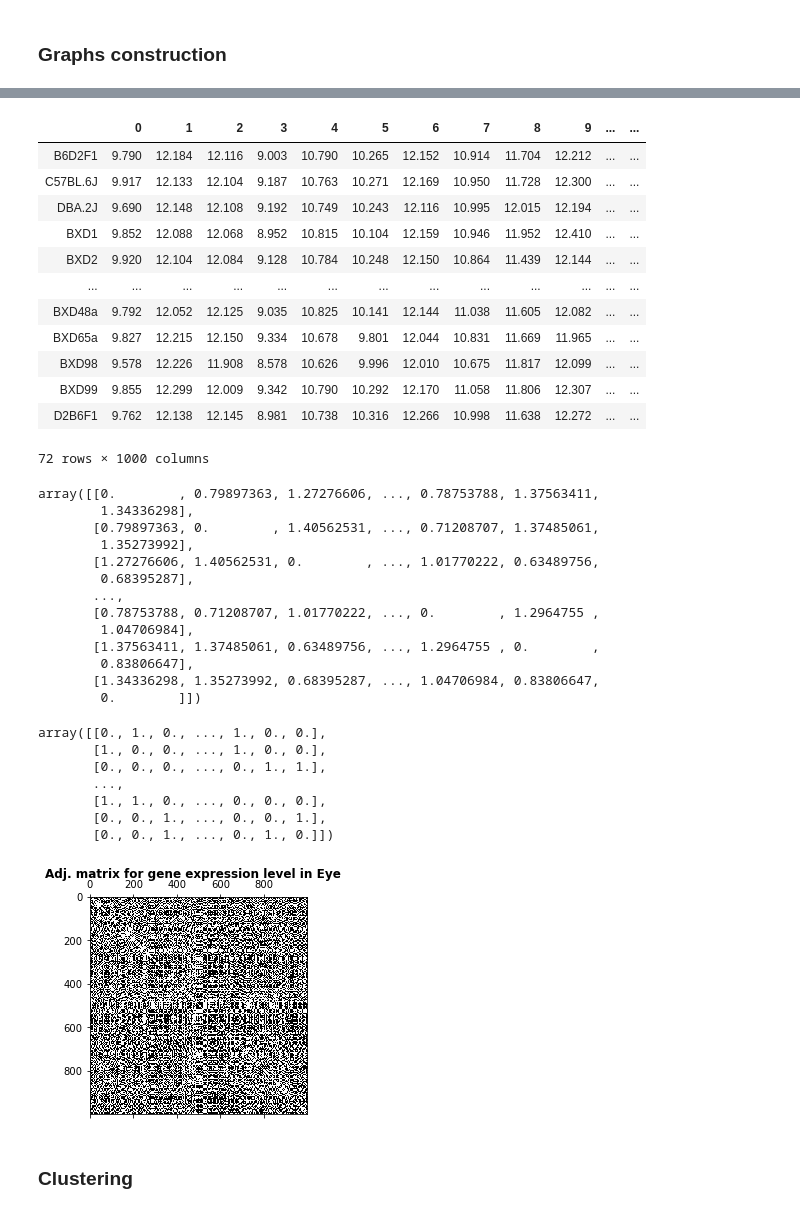
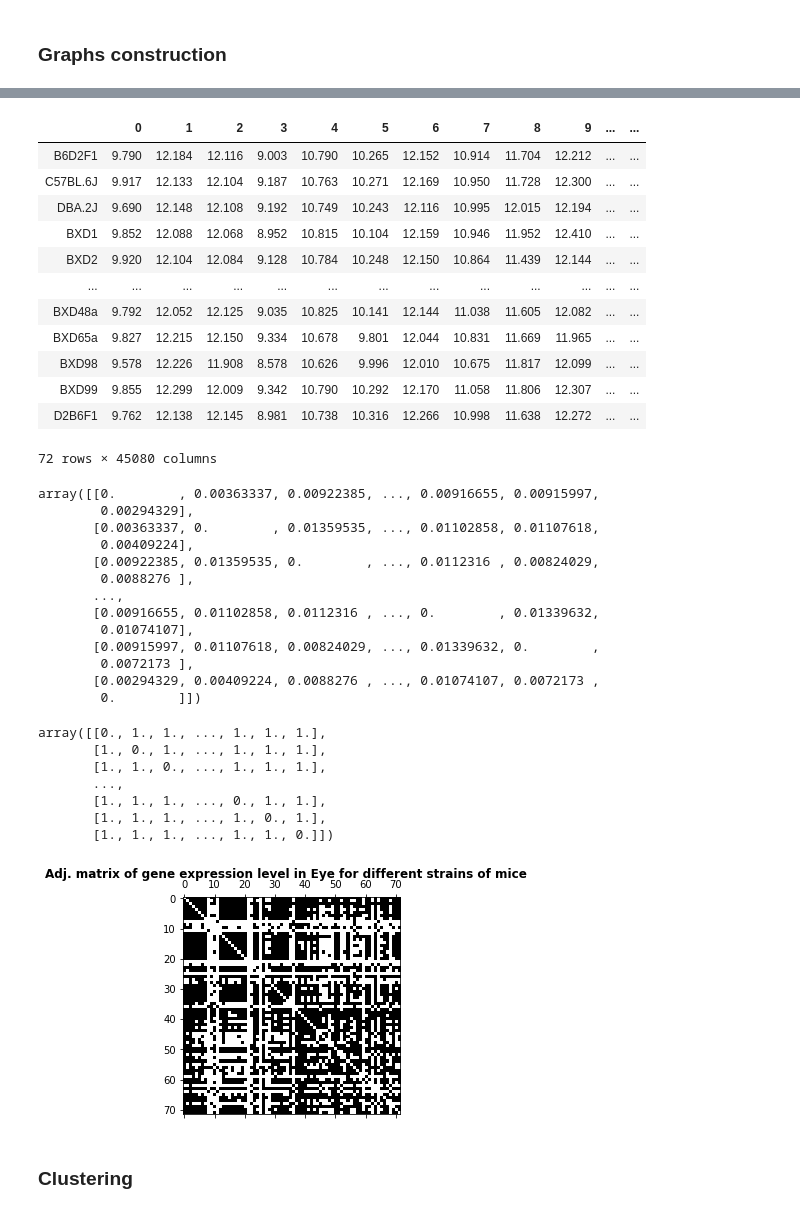
Before and after one commit to raphaelreiss/Network_tour_of_mice_genetics, a Jupyter notebook: NTDS_MICE_GENETICS.ipynb, the cells around one changed output, grey strips where cells are left out. Drawn from its saved outputs; the diff is of its cells as text; code cells hidden in the pictures.

```diff
--- a/NTDS_MICE_GENETICS.ipynb
+++ b/NTDS_MICE_GENETICS.ipynb
@@ -101,7 +100,7 @@ from matplotlib import pyplot as plt
 from scipy.stats import zscore
 # %%
 expressionEye = pd.read_csv(DATA_DIR+"expression data" + "/EYE.txt", sep="\t", index_col=["gene"])
-expressionEye = expressionEye.iloc[:1000,:]
+expressionEye = expressionEye.iloc[:,:]
 # %%
 expressionEye = expressionEye.astype("float32")
 expressionEye
@@ -123,6 +122,6 @@ expressionEye
 # %%
-#expressionEye = expressionEye.reset_index(drop=True).transpose()
-#expressionEye
+expressionEye = expressionEye.reset_index(drop=True).transpose()
+expressionEye
 # %% [output]
 |  | 0 | 1 | 2 | 3 | 4 | 5 | 6 | 7 | 8 | 9 | ... | ... |
 | B6D2F1 | 9.790 | 12.184 | 12.116 | 9.003 | 10.790 | 10.265 | 12.152 | 10.914 | 11.704 | 12.212 | ... | ... |
@@ -136,7 +135,7 @@ expressionEye
 | BXD98 | 9.578 | 12.226 | 11.908 | 8.578 | 10.626 | 9.996 | 12.010 | 10.675 | 11.817 | 12.099 | ... | ... |
 | BXD99 | 9.855 | 12.299 | 12.009 | 9.342 | 10.790 | 10.292 | 12.170 | 11.058 | 11.806 | 12.307 | ... | ... |
 | D2B6F1 | 9.762 | 12.138 | 12.145 | 8.981 | 10.738 | 10.316 | 12.266 | 10.998 | 11.638 | 12.272 | ... | ... |
-72 rows × 1000 columns
+72 rows × 45080 columns
 # %%
 #Normalization of gene expressions.
 #expressionEye = zscore(expressionEye,axis=1)
@@ -145,18 +144,18 @@ expressionEye
 distances = squareform(pdist(expressionEye, metric='correlation'))
 distances
 # %% [output]
-array([[0.        , 0.79897363, 1.27276606, ..., 0.78753788, 1.37563411,
-        1.34336298],
-       [0.79897363, 0.        , 1.40562531, ..., 0.71208707, 1.37485061,
-        1.35273992],
-       [1.27276606, 1.40562531, 0.        , ..., 1.01770222, 0.63489756,
-        0.68395287],
+array([[0.        , 0.00363337, 0.00922385, ..., 0.00916655, 0.00915997,
+        0.00294329],
+       [0.00363337, 0.        , 0.01359535, ..., 0.01102858, 0.01107618,
+        0.00409224],
+       [0.00922385, 0.01359535, 0.        , ..., 0.0112316 , 0.00824029,
+        0.0088276 ],
        ...,
-       [0.78753788, 0.71208707, 1.01770222, ..., 0.        , 1.2964755 ,
-        1.04706984],
-       [1.37563411, 1.37485061, 0.63489756, ..., 1.2964755 , 0.        ,
-        0.83806647],
-       [1.34336298, 1.35273992, 0.68395287, ..., 1.04706984, 0.83806647,
+       [0.00916655, 0.01102858, 0.0112316 , ..., 0.        , 0.01339632,
+        0.01074107],
+       [0.00915997, 0.01107618, 0.00824029, ..., 0.01339632, 0.        ,
+        0.0072173 ],
+       [0.00294329, 0.00409224, 0.0088276 , ..., 0.01074107, 0.0072173 ,
         0.        ]])
 # %%
 #adjacency unweighted
@@ -167,19 +166,19 @@ adjacency[distances >= threshold] = 0
 np.fill_diagonal(adjacency, 0)
 adjacency
 # %% [output]
-array([[0., 1., 0., ..., 1., 0., 0.],
-       [1., 0., 0., ..., 1., 0., 0.],
-       [0., 0., 0., ..., 0., 1., 1.],
+array([[0., 1., 1., ..., 1., 1., 1.],
+       [1., 0., 1., ..., 1., 1., 1.],
+       [1., 1., 0., ..., 1., 1., 1.],
        ...,
-       [1., 1., 0., ..., 0., 0., 0.],
-       [0., 0., 1., ..., 0., 0., 1.],
-       [0., 0., 1., ..., 0., 1., 0.]])
+       [1., 1., 1., ..., 0., 1., 1.],
+       [1., 1., 1., ..., 1., 0., 1.],
+       [1., 1., 1., ..., 1., 1., 0.]])
 # %%
 plt.spy(adjacency)
-plt.suptitle("Adj. matrix for gene expression level in Eye", fontweight='bold')
+plt.suptitle("Adj. matrix of gene expression level in Eye for different strains of mice", fontweight='bold')
 plt.show()
 # %% [output]
-[figure, old version]
+[figure, new version]
 # %% [markdown]
 ### Clustering
 # %%
```
Also changed, not shown: parts of 25 cells of this notebook.
